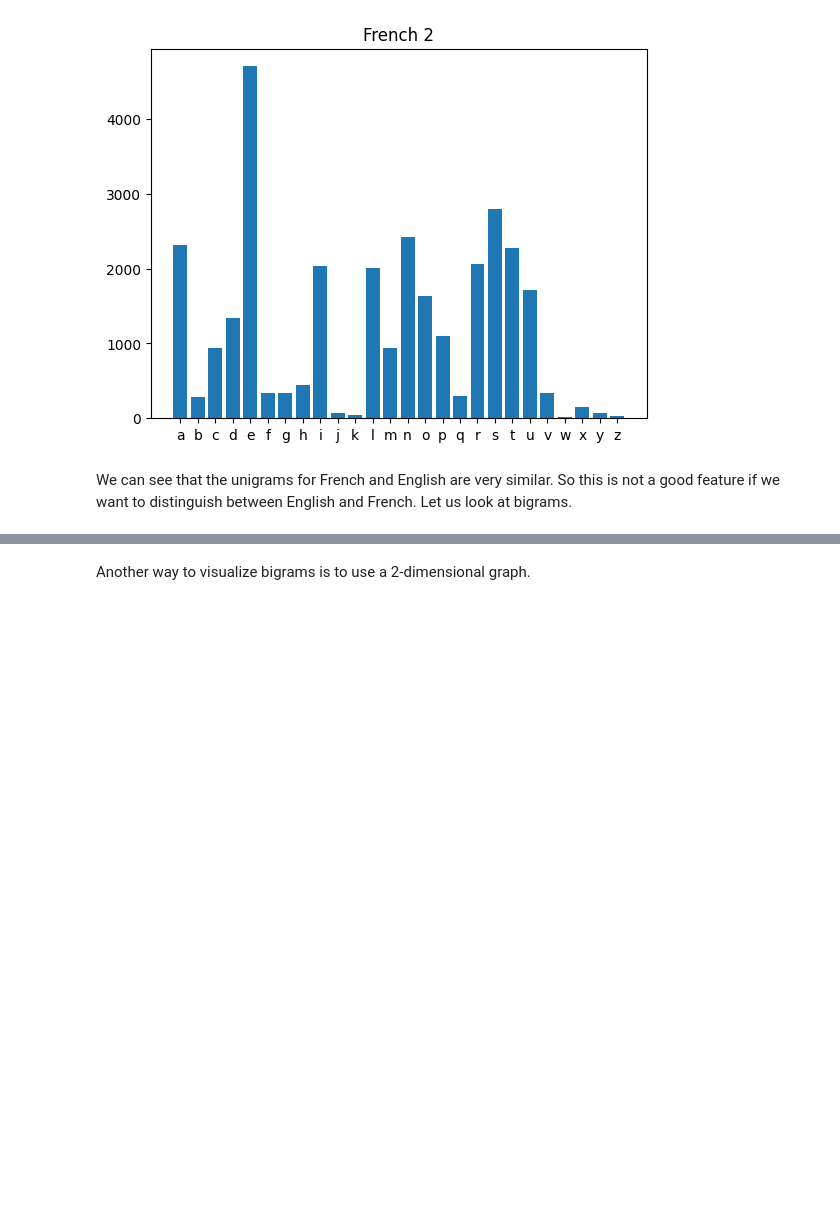
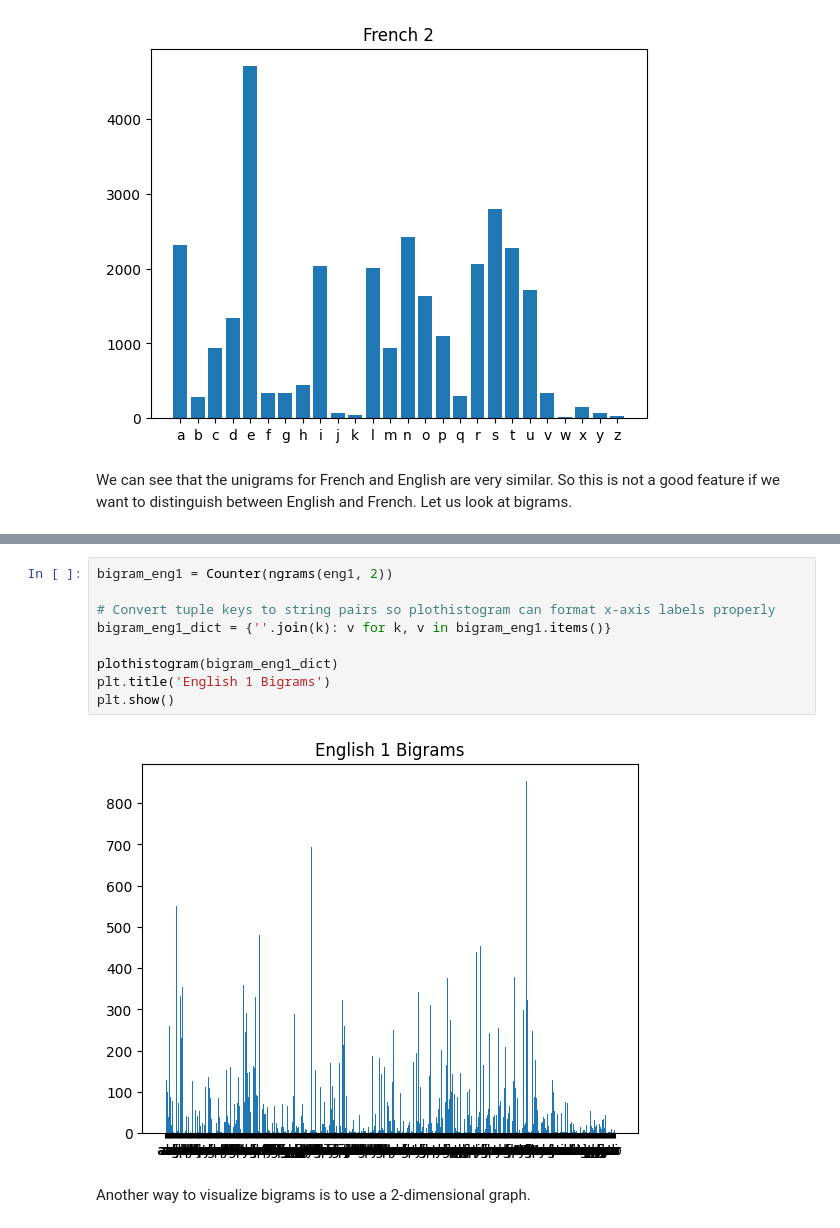
Before and after one commit to kattasanvee05-cyber/AIML-Training-2026, a Jupyter notebook: AIML_Module_01_Lab_01_Features.ipynb, the cells around one changed output, grey strips where cells are left out. Saved outputs shown, nothing was run; the diff lists cells and outputs as text; blank space fills up the shorter version.

```diff
--- a/AIML_Module_01_Lab_01_Features.ipynb
+++ b/AIML_Module_01_Lab_01_Features.ipynb
@@ -473,3 +440,14 @@ plt.show()
+# %%
+bigram_eng1 = Counter(ngrams(eng1, 2))
+
+# Convert tuple keys to string pairs so plothistogram can format x-axis labels properly
+bigram_eng1_dict = {''.join(k): v for k, v in bigram_eng1.items()}
+
+plothistogram(bigram_eng1_dict)
+plt.title('English 1 Bigrams')
+plt.show()
+# %% [output]
+[figure, added]
 # %% [markdown]
 Another way to visualize bigrams is to use a 2-dimensional graph.
 # %%
```
Also changed, not shown: parts of 5 cells of this notebook.
